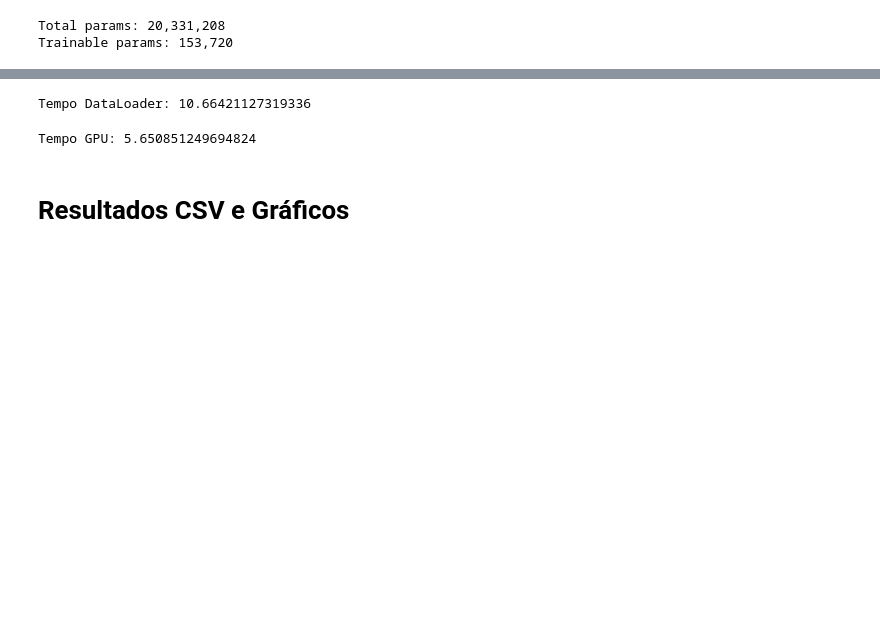
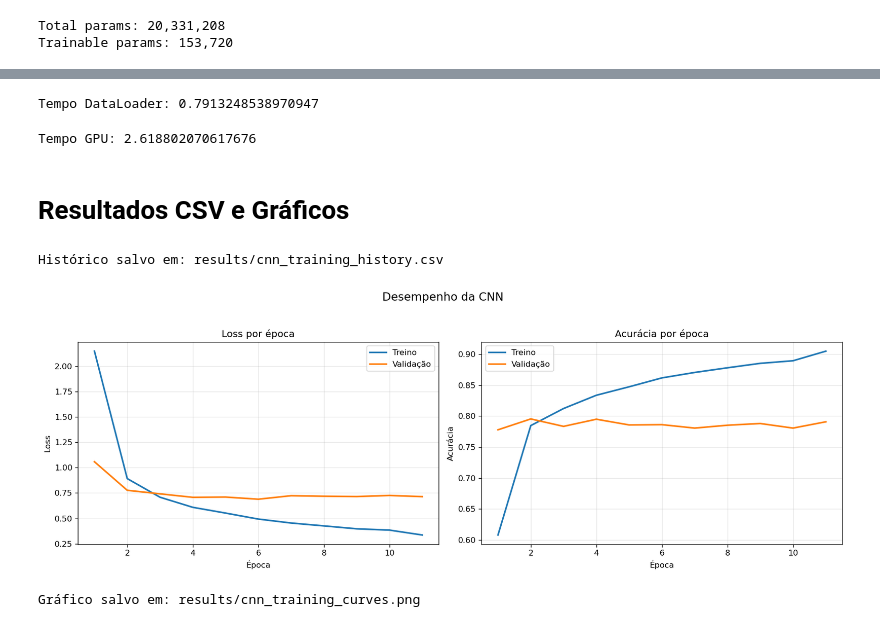
Before and after one commit to pedroituassu/topicos1-ap1-efficientnetv2-s, a Jupyter notebook: TopicosI-AP1-TransferLearning.ipynb, the cells around one changed output, grey strips where cells are left out. Drawn from its saved outputs; the diff is of its cells as text; code cells hidden in the pictures; blank space fills up the shorter version.

```diff
--- a/TopicosI-AP1-TransferLearning.ipynb
+++ b/TopicosI-AP1-TransferLearning.ipynb
@@ -23,8 +22,4 @@ print("Device:", device)
 # %% [output]
 Device: cuda
 # %%
-# Download Dataset
-path = kagglehub.dataset_download("miljan/stanford-dogs-dataset-traintest")
-
-
-print("Path to dataset files:", path)
+path = "data"
@@ -74,7 +42,7 @@ test_transforms = transforms.Compose([
 ])
 # %%
 # ===== Training Dataset =====
-train_path = os.path.join(path, "cropped/train")
+train_path = os.path.join(path, "train")
 
 full_dataset = datasets.ImageFolder(train_path, transform=train_transforms)
 
@@ -290,7 +268,7 @@ for i, (images, labels) in enumerate(train_loader):
 
 print("Tempo DataLoader:", time.time() - start)
 # %% [output]
-Tempo DataLoader: 10.66421127319336
+Tempo DataLoader: 0.7913248538970947
 # %%
 images, labels = next(iter(train_loader))
 
@@ -304,14 +282,14 @@ for _ in range(50):
 
 print("Tempo GPU:", time.time() - start)
 # %% [output]
-Tempo GPU: 5.650851249694824
+Tempo GPU: 2.618802070617676
 # %% [markdown]
 # Resultados CSV e Gráficos
 # %%
 from pathlib import Path
 import csv
 
-results_dir = Path("data")
+results_dir = Path("results")
 results_dir.mkdir(parents=True, exist_ok=True)
 
 csv_path = results_dir / "cnn_training_history.csv"
@@ -335,34 +313,39 @@ with csv_path.open("w", newline="", encoding="utf-8") as csv_file:
         ])
 
 print(f"Histórico salvo em: {csv_path}")
+# %% [output]
+Histórico salvo em: results/cnn_training_history.csv
 # %%
 import matplotlib.pyplot as plt
 
 epochs = range(1, len(history["train_loss"]) + 1)
 
 fig, axes = plt.subplots(1, 2, figsize=(14, 5), dpi=120)
 
 axes[0].plot(epochs, history["train_loss"], label="Treino", linewidth=2)
 axes[0].plot(epochs, history["val_loss"], label="Validação", linewidth=2)
 axes[0].set_title("Loss por época")
 axes[0].set_xlabel("Época")
 axes[0].set_ylabel("Loss")
 axes[0].grid(True, alpha=0.3)
 axes[0].legend()
 
 axes[1].plot(epochs, history["train_acc"], label="Treino", linewidth=2)
 axes[1].plot(epochs, history["val_acc"], label="Validação", linewidth=2)
 axes[1].set_title("Acurácia por época")
 axes[1].set_xlabel("Época")
 axes[1].set_ylabel("Acurácia")
 axes[1].grid(True, alpha=0.3)
 axes[1].legend()
 
 fig.suptitle("Desempenho da CNN", fontsize=14)
 fig.tight_layout(rect=[0, 0, 1, 0.95])
 
-plot_path = Path("data") / "cnn_training_curves.png"
+plot_path = Path("results") / "cnn_training_curves.png"
 fig.savefig(plot_path, bbox_inches="tight")
 plt.show()
 
 print(f"Gráfico salvo em: {plot_path}")
+# %% [output]
+[figure, added]
+Gráfico salvo em: results/cnn_training_curves.png
```
Also changed, not shown: parts of 6 cells of this notebook.
